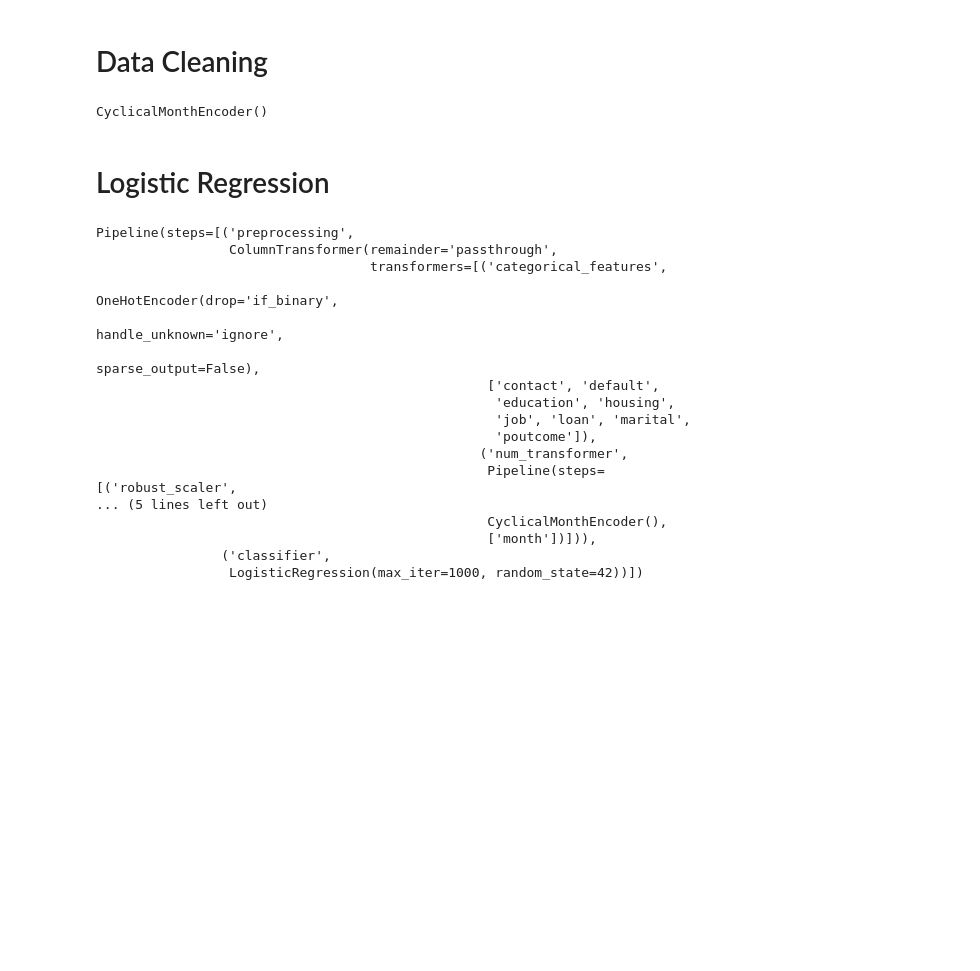
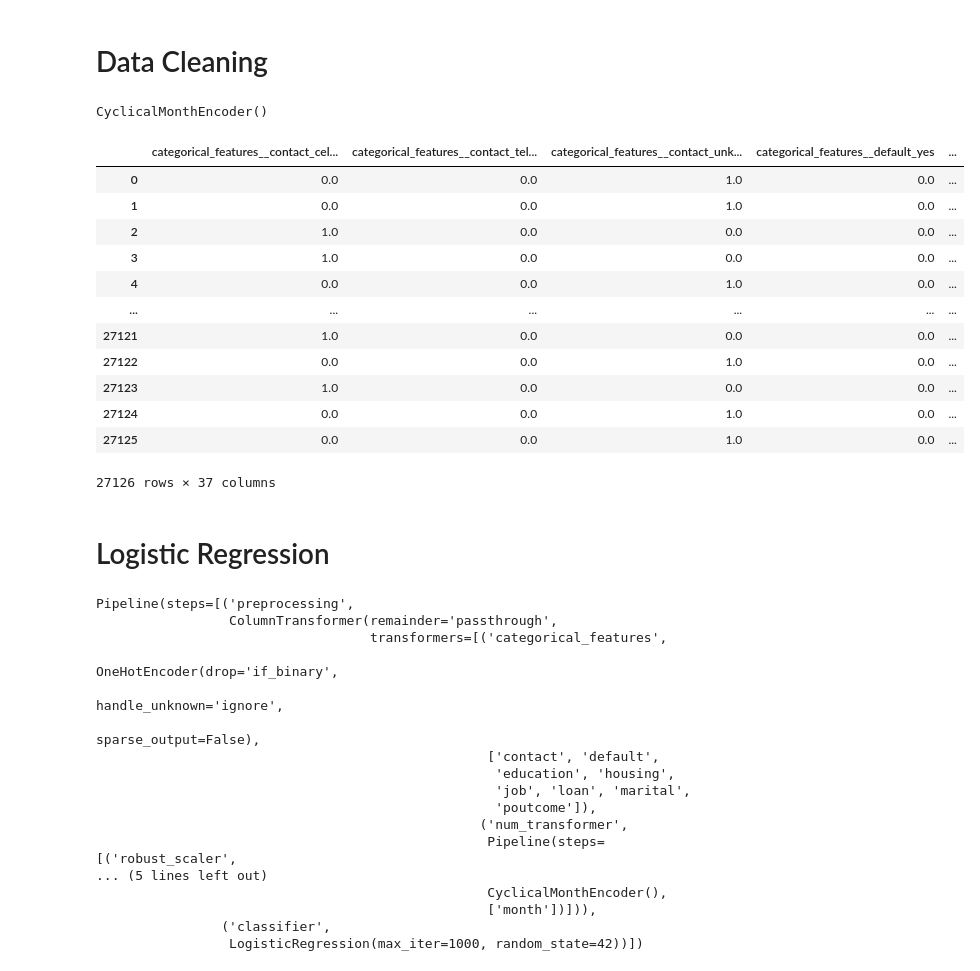
Before and after one commit to farah850/lewagon_cust_targeting, a Jupyter notebook: notebooks/Son.ipynb, the cells around one changed output. Saved outputs shown, nothing was run; the diff lists cells and outputs as text; code cells hidden in the pictures; blank space fills up the shorter version.

Commit message:
updated training and get data to import only the data

```diff
--- a/notebooks/Son.ipynb
+++ b/notebooks/Son.ipynb
@@ -25,6 +27,6 @@ sys.path.append(os.path.abspath(os.path.join(os.getcwd(), '..')))
 # %%
-from src.getdata_utils import load_and_split_data
-X_train, X_val, X_test, y_train, y_val, y_test = load_and_split_data()
+X, y = load_data()
+X_train, X_val, X_test, y_train, y_val, y_test = split_data(X, y)
 # %% [markdown]
 # Data Cleaning
 # %%
@@ -34,17 +36,29 @@ CyclicalMonthEncoder()
 # %% [output]
 CyclicalMonthEncoder()
 # %%
-from src.training_utils import build_preprocessor, fit_and_return_preprocessed_df, transform_with_feature_names
+from src.training_utils import build_preprocessor, fit_and_return_preprocessed_df
 
 # 5. Build the preprocessor based on training data
 preprocessor = build_preprocessor(X_train)
 
 # 6. Fit and transform X_train
-X_train_df, preprocessor, feature_names = fit_and_return_preprocessed_df(preprocessor, X_train)
-
-# 7. Transform validation and test sets using the same fitted preprocessor
-X_val_df = transform_with_feature_names(preprocessor, X_val, feature_names)
-X_test_df = transform_with_feature_names(preprocessor, X_test, feature_names)
+X_train_df = fit_and_return_preprocessed_df(preprocessor, X_train)
+# %%
+X_train_df
+# %% [output]
+|  | categorical_features__contact_cel... | categorical_features__contact_tel... | categorical_features__contact_unk... | categorical_features__default_yes | ... |
+| 0 | 0.0 | 0.0 | 1.0 | 0.0 | ... |
+| 1 | 0.0 | 0.0 | 1.0 | 0.0 | ... |
+| 2 | 1.0 | 0.0 | 0.0 | 0.0 | ... |
+| 3 | 1.0 | 0.0 | 0.0 | 0.0 | ... |
+| 4 | 0.0 | 0.0 | 1.0 | 0.0 | ... |
+| ... | ... | ... | ... | ... | ... |
+| 27121 | 1.0 | 0.0 | 0.0 | 0.0 | ... |
+| 27122 | 0.0 | 0.0 | 1.0 | 0.0 | ... |
+| 27123 | 1.0 | 0.0 | 0.0 | 0.0 | ... |
+| 27124 | 0.0 | 0.0 | 1.0 | 0.0 | ... |
+| 27125 | 0.0 | 0.0 | 1.0 | 0.0 | ... |
+27126 rows × 37 columns
 # %% [markdown]
 # Logistic Regression
 # %%
```
Also changed, not shown: parts of 1 cell of this notebook, 2 other files.
